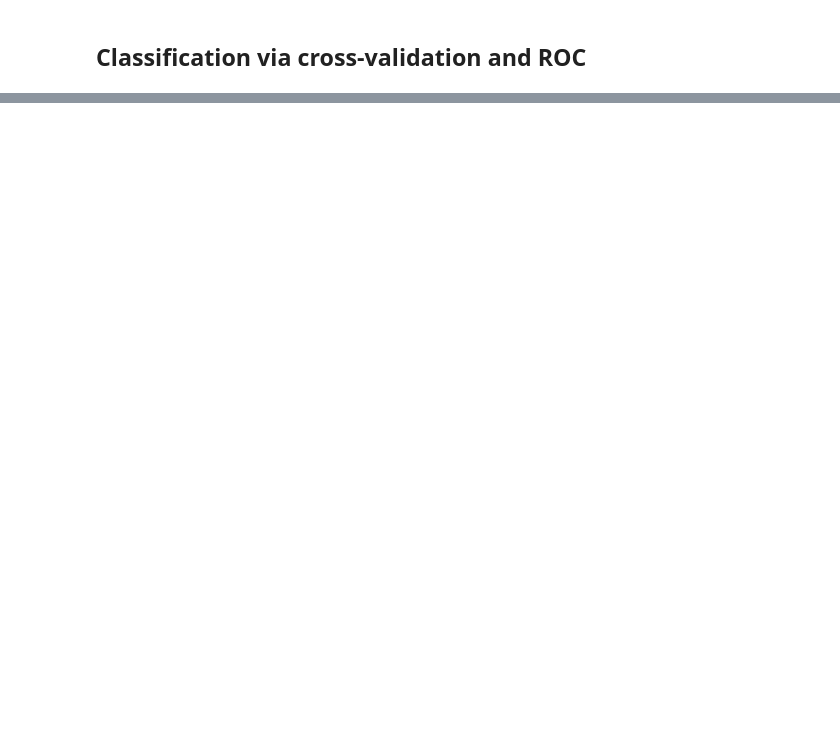
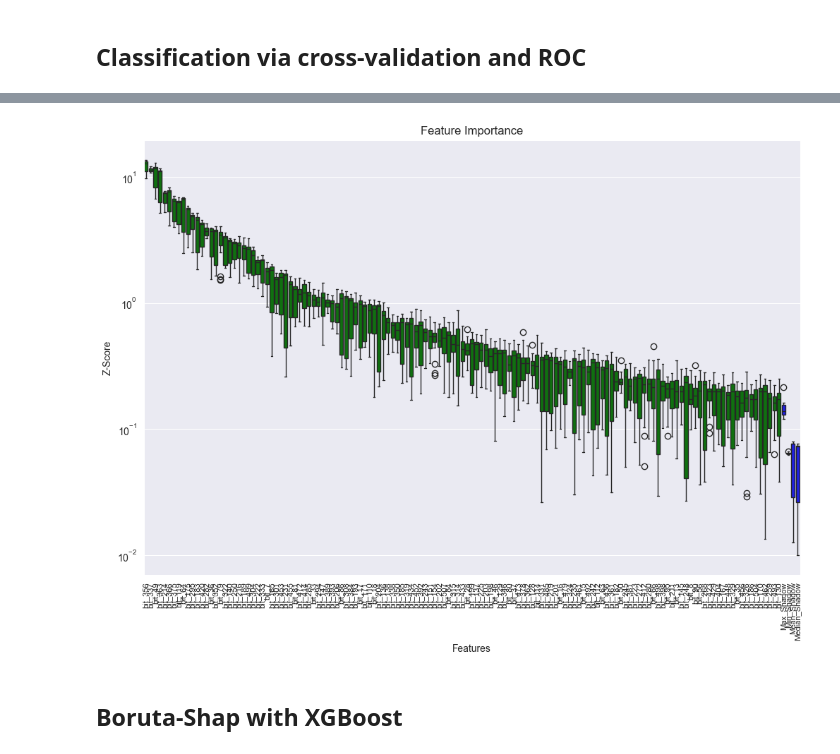
Before and after one commit to lopataa/qspr-qsar-explainability, a Jupyter notebook: qspr/boruta-shap.ipynb, the cells around one changed output, grey strips where cells are left out. Cells and saved outputs as stored; diff of their text form; code cells hidden in the pictures; blank space fills up the shorter version.

Commit message:
boruta shap

```diff
--- a/qspr/boruta-shap.ipynb
+++ b/qspr/boruta-shap.ipynb
@@ -293,8 +347,12 @@ ImportError: cannot import name '_sub_module_deprecation' from 'scipy._lib.depre
 feature_selector.fit(
     X=x_df,
     y=y_clf,
+    n_trials=20,
     sample=False,
     train_or_test='train',
     normalize=True,
     verbose=True
 )
+
+rf_selected = feature_selector.Subset().columns.tolist()
+print(f'RandomForest selected features: {len(rf_selected)}')
@@ -301,4 +364,9 @@ feature_selector.fit(
 # %%
 
 # Plot the ranked feature importances computed by Boruta-Shap.
-feature_selector.plot(which_features='best')
+feature_selector.plot(which_features='accepted')
+# %% [output]
+[figure, added]
+# %% [markdown]
+
+## Boruta-Shap with XGBoost
```
Also changed, not shown: parts of 13 cells of this notebook, 9 other files.
